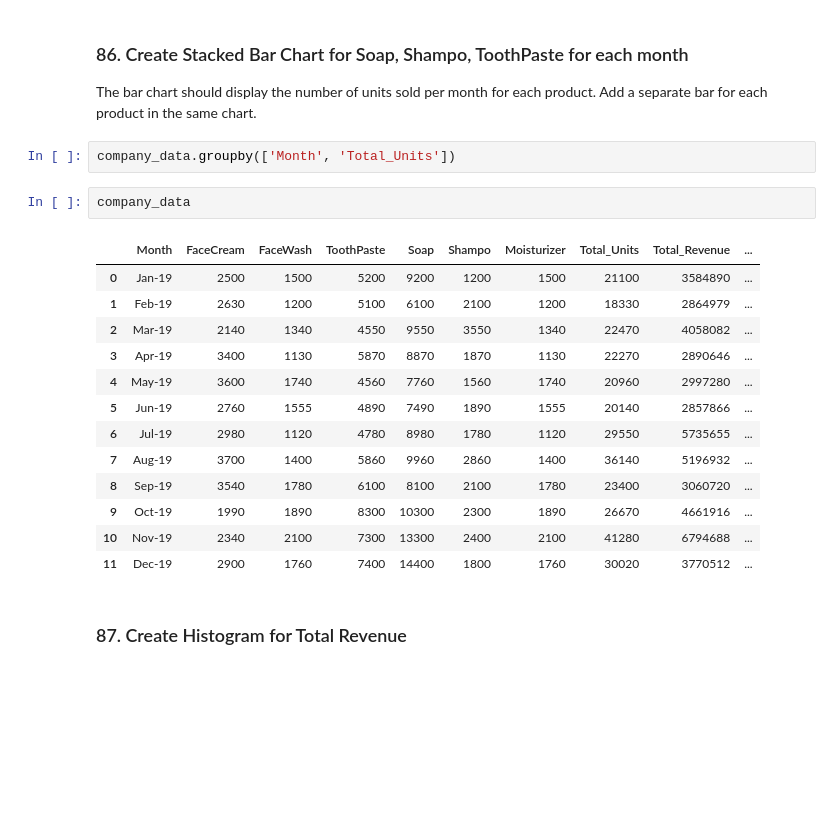
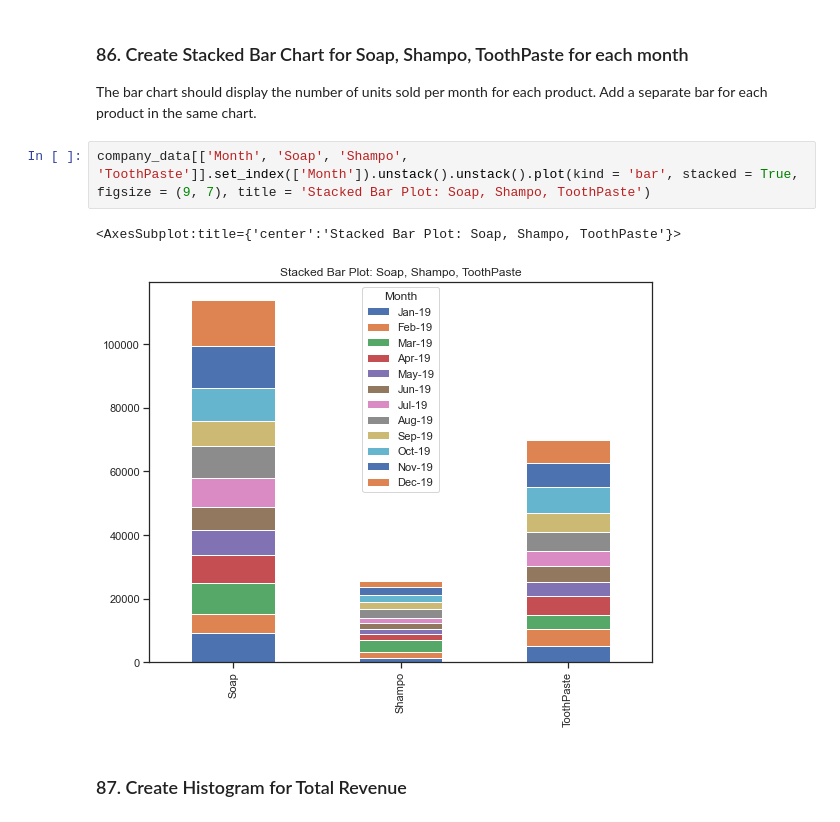
Before and after one commit to sakshisv/Basic-Data-Manipulation-Visualization-Exercise, a Jupyter notebook: Basic_Data_Manipulation_Visualization_Exercise.ipynb, the cells around one changed output. Saved outputs shown, nothing was run; the diff lists cells and outputs as text; blank space fills up the shorter version.

```diff
--- a/Basic_Data_Manipulation_Visualization_Exercise.ipynb
+++ b/Basic_Data_Manipulation_Visualization_Exercise.ipynb
@@ -1719,24 +1719,11 @@ plt.show()
 # %% [markdown]
 ### 86. Create Stacked Bar Chart for Soap, Shampo, ToothPaste for each month
 The bar chart should display the number of units sold per month for each product. Add a separate bar for each product in the same chart.
-# %%
-company_data.groupby(['Month', 'Total_Units'])
-# %%
-company_data
-# %% [output]
-|  | Month | FaceCream | FaceWash | ToothPaste | Soap | Shampo | Moisturizer | Total_Units | Total_Revenue | ... |
-| 0 | Jan-19 | 2500 | 1500 | 5200 | 9200 | 1200 | 1500 | 21100 | 3584890 | ... |
-| 1 | Feb-19 | 2630 | 1200 | 5100 | 6100 | 2100 | 1200 | 18330 | 2864979 | ... |
-| 2 | Mar-19 | 2140 | 1340 | 4550 | 9550 | 3550 | 1340 | 22470 | 4058082 | ... |
-| 3 | Apr-19 | 3400 | 1130 | 5870 | 8870 | 1870 | 1130 | 22270 | 2890646 | ... |
-| 4 | May-19 | 3600 | 1740 | 4560 | 7760 | 1560 | 1740 | 20960 | 2997280 | ... |
-| 5 | Jun-19 | 2760 | 1555 | 4890 | 7490 | 1890 | 1555 | 20140 | 2857866 | ... |
-| 6 | Jul-19 | 2980 | 1120 | 4780 | 8980 | 1780 | 1120 | 29550 | 5735655 | ... |
-| 7 | Aug-19 | 3700 | 1400 | 5860 | 9960 | 2860 | 1400 | 36140 | 5196932 | ... |
-| 8 | Sep-19 | 3540 | 1780 | 6100 | 8100 | 2100 | 1780 | 23400 | 3060720 | ... |
-| 9 | Oct-19 | 1990 | 1890 | 8300 | 10300 | 2300 | 1890 | 26670 | 4661916 | ... |
-| 10 | Nov-19 | 2340 | 2100 | 7300 | 13300 | 2400 | 2100 | 41280 | 6794688 | ... |
-| 11 | Dec-19 | 2900 | 1760 | 7400 | 14400 | 1800 | 1760 | 30020 | 3770512 | ... |
+# %%
+company_data[['Month', 'Soap', 'Shampo', 'ToothPaste']].set_index(['Month']).unstack().unstack().plot(kind = 'bar', stacked = True, figsize = (9, 7), title = 'Stacked Bar Plot: Soap, Shampo, ToothPaste')
+# %% [output]
+<AxesSubplot:title={'center':'Stacked Bar Plot: Soap, Shampo, ToothPaste'}>
+[figure, added]
 # %% [markdown]
 ### 87. Create Histogram for Total Revenue
 # %% [markdown]
```
